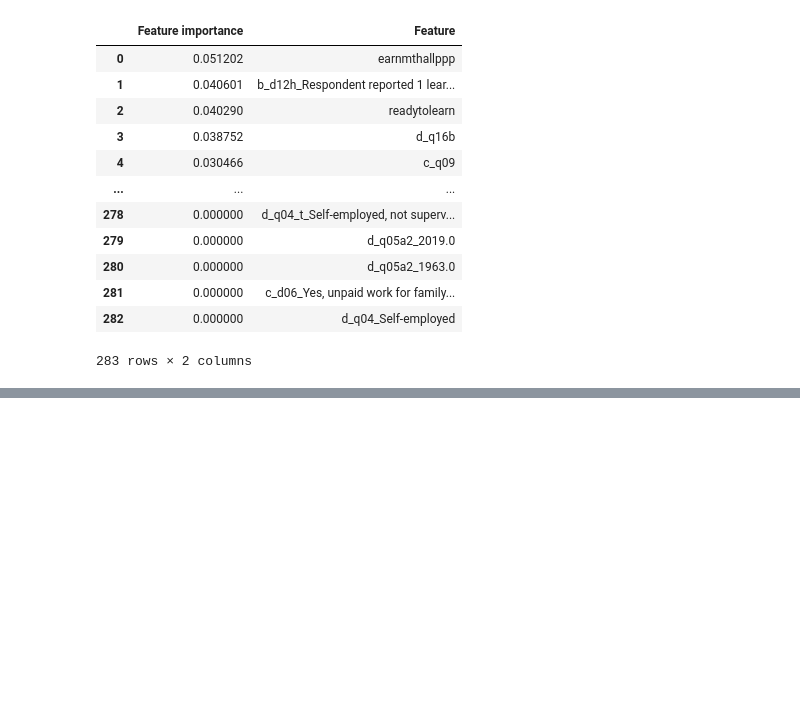
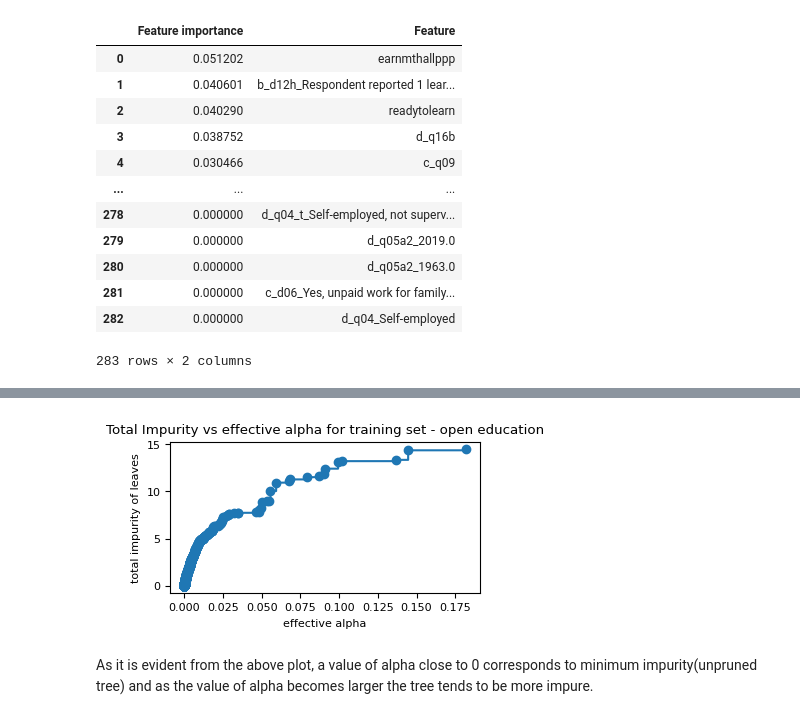
Before and after one commit to srh-gst/ML_term_paper, a Jupyter notebook: Code/4_model_estimation.ipynb, the cells around one changed output, grey strips where cells are left out. Drawn from its saved outputs; the diff is of its cells as text; code cells hidden in the pictures; blank space fills up the shorter version.

```diff
--- a/Code/4_model_estimation.ipynb
+++ b/Code/4_model_estimation.ipynb
@@ -1162,0 +1233,19 @@ imp.sort_values(by=['Feature importance'], ascending=False).reset_index(drop = T
+# %%
+# Complexity path
+cart = tree.DecisionTreeRegressor(random_state = 1)
+
+path = cart.cost_complexity_pruning_path(X_train, y_train)
+ccp_alphas, impurities = path.ccp_alphas, path.impurities
+# %%
+plt.rcParams.update({'font.size': 8, 'figure.figsize': (4, 2), 'figure.dpi': 100})
+fig, ax = plt.subplots()
+ax.plot(ccp_alphas[:-1], impurities[:-1], marker='o', drawstyle="steps-post")
+ax.set_xlabel("effective alpha")
+ax.set_ylabel("total impurity of leaves")
+ax.set_title("Total Impurity vs effective alpha for training set - open education")
+plt.savefig('plots\costcomplexPruning_openeduc.png', bbox_inches='tight')
+# Based on this graph, where would you expect the optimal alpha to be?
+# %% [output]
+[figure, added]
+# %% [markdown]
+As it is evident from the above plot, a value of alpha close to 0 corresponds to minimum impurity(unpruned tree) and as the value of alpha becomes larger the tree tends to be more impure.
```
Also changed, not shown: parts of 9 cells of this notebook.
